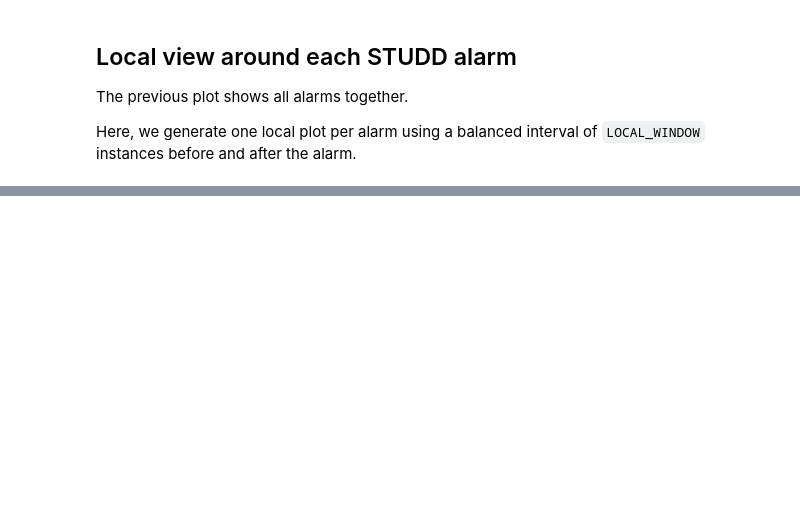
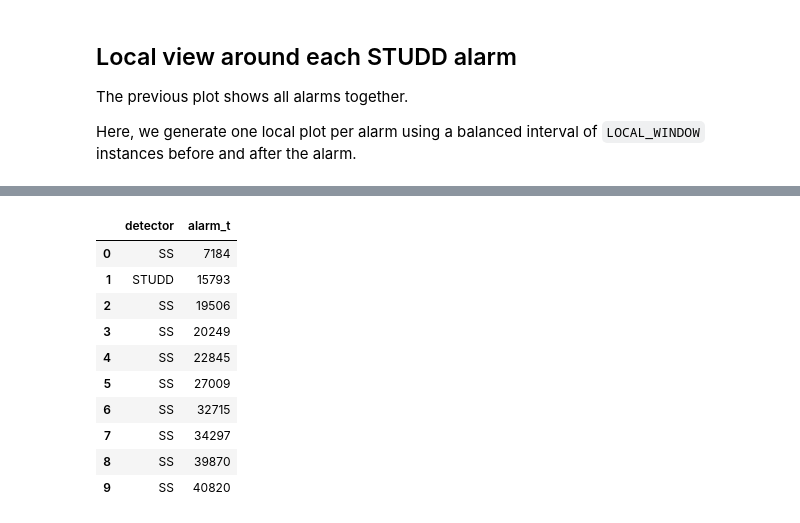
Before and after one commit to EiriniTzan/master-thesis, a Jupyter notebook: notebooks/test_electricity_studd.ipynb, the cells around one changed output, grey strips where cells are left out. Drawn from its saved outputs; the diff is of its cells as text; code cells hidden in the pictures; blank space fills up the shorter version.

```diff
--- a/notebooks/test_electricity_studd.ipynb
+++ b/notebooks/test_electricity_studd.ipynb
@@ -604,0 +650,33 @@ for alarm_id, alarm_t in enumerate(
+# %%
+comparison_df = pd.DataFrame({
+    "detector": (
+        ["STUDD"] * len(studd_drift_points)
+        +
+        ["SS"] * len(ss_drift_points)
+    ),
+    "alarm_t": (
+        [int(x) for x in studd_drift_points]
+        +
+        [int(x) for x in ss_drift_points]
+    ),
+})
+
+comparison_df = (
+    comparison_df
+    .sort_values("alarm_t")
+    .reset_index(drop=True)
+)
+
+comparison_df
+# %% [output]
+|  | detector | alarm_t |
+| 0 | SS | 7184 |
+| 1 | STUDD | 15793 |
+| 2 | SS | 19506 |
+| 3 | SS | 20249 |
+| 4 | SS | 22845 |
+| 5 | SS | 27009 |
+| 6 | SS | 32715 |
+| 7 | SS | 34297 |
+| 8 | SS | 39870 |
+| 9 | SS | 40820 |
```
Also changed, not shown: parts of 18 cells of this notebook, 1 other file.
